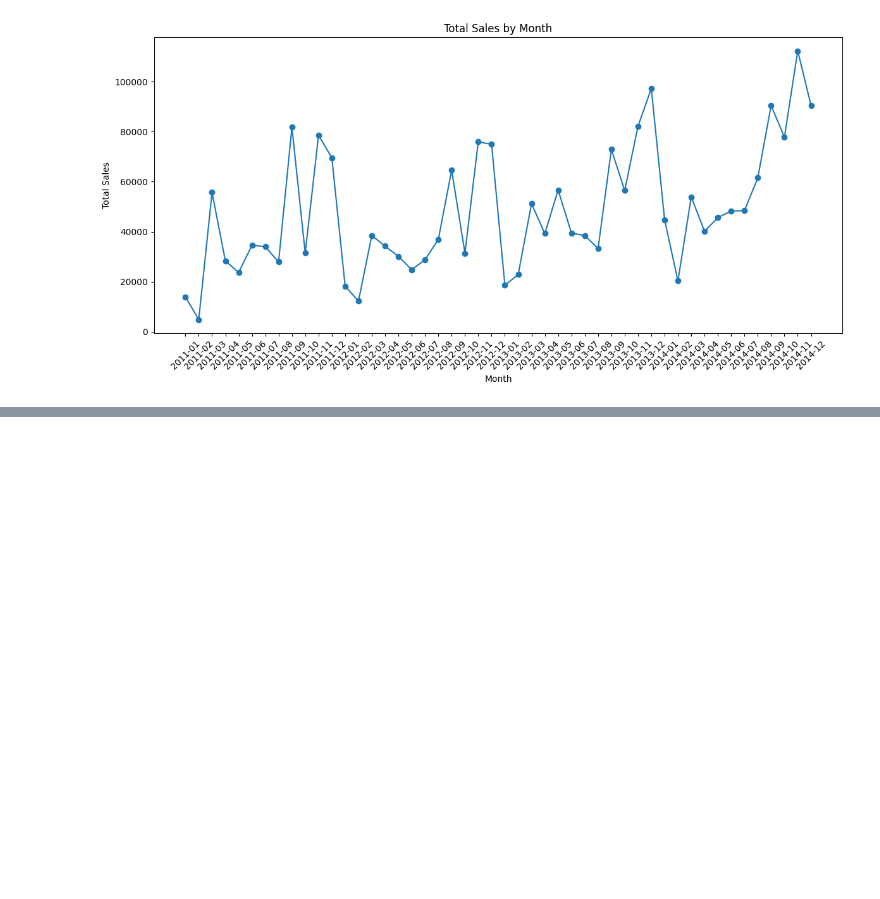
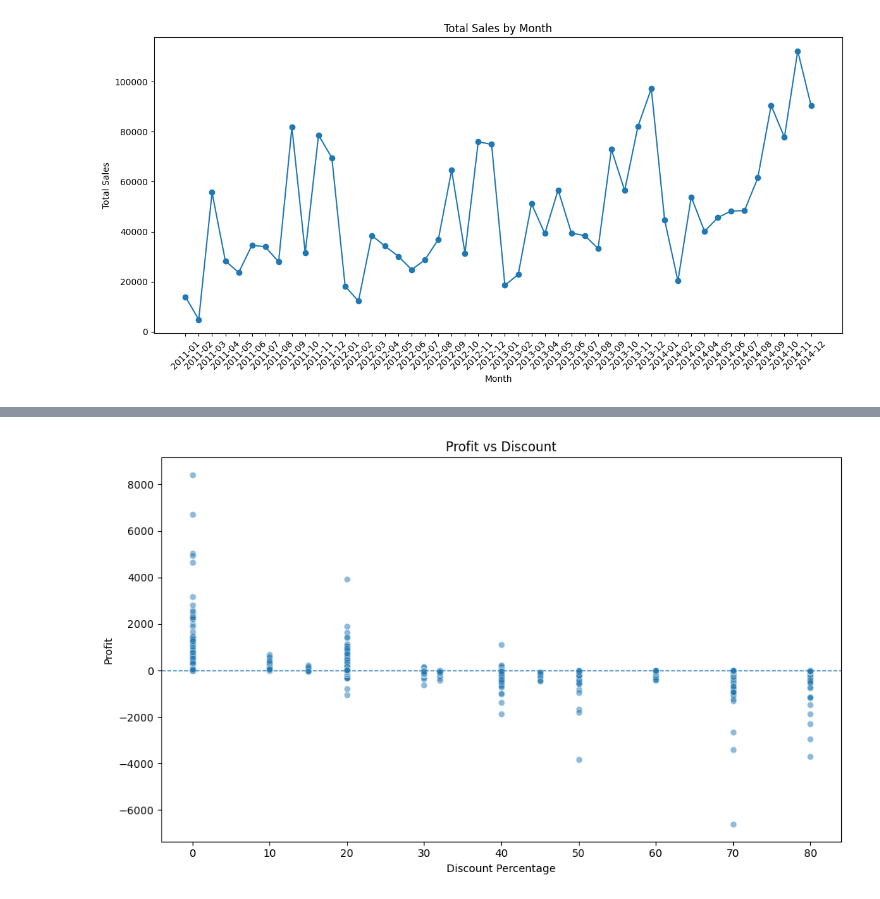
Before and after one commit to JaysonC41/DataAnalysisModule3, a Jupyter notebook: Week4/notebooks/superstore_sales_workflow.ipynb, the cells around one changed output, grey strips where cells are left out. Saved outputs shown, nothing was run; the diff lists cells and outputs as text; code cells hidden in the pictures; blank space fills up the shorter version.

```diff
--- a/Week4/notebooks/superstore_sales_workflow.ipynb
+++ b/Week4/notebooks/superstore_sales_workflow.ipynb
@@ -411,0 +464,13 @@ result10
+# %%
+profit_discount_query = """
+SELECT
+    Discount AS discount,
+    Profit AS profit
+FROM order_details
+WHERE Discount IS NOT NULL
+  AND Profit IS NOT NULL;
+"""
+
+profit_discount_df = pd.read_sql_query(profit_discount_query, conn)
+
+profit_discount_df.head()
@@ -562,0 +727,19 @@ plt.show()
+# %%
+plt.figure(figsize=(10, 6))
+
+sns.scatterplot(
+    data=profit_discount_df,
+    x=profit_discount_df["discount"] * 100,
+    y="profit",
+    alpha=0.5
+)
+
+plt.axhline(0, linestyle="--", linewidth=1)
+
+plt.title("Profit vs Discount")
+plt.xlabel("Discount Percentage")
+plt.ylabel("Profit")
+plt.tight_layout()
+plt.show()
+# %% [output]
+[figure, added]
```
Also changed, not shown: parts of 8 cells of this notebook.
